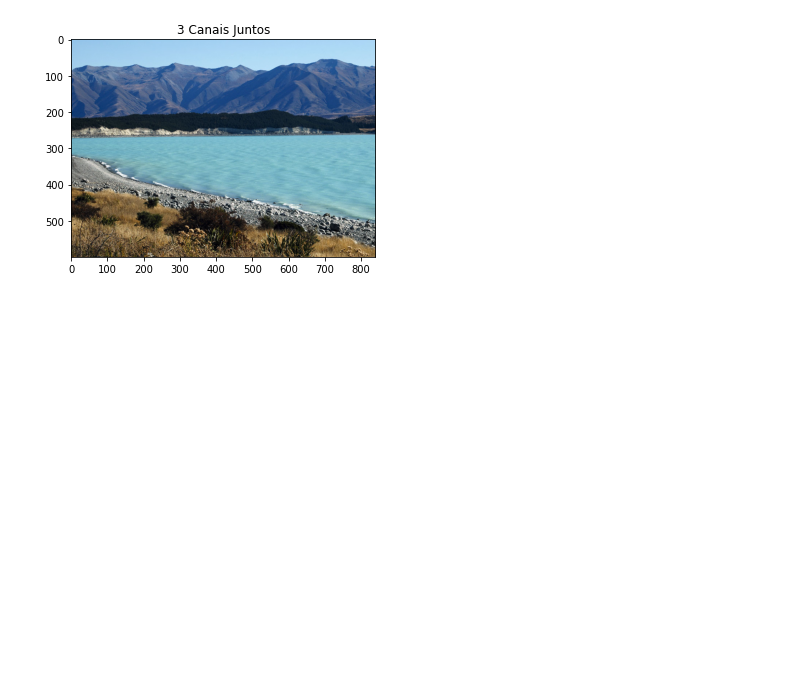
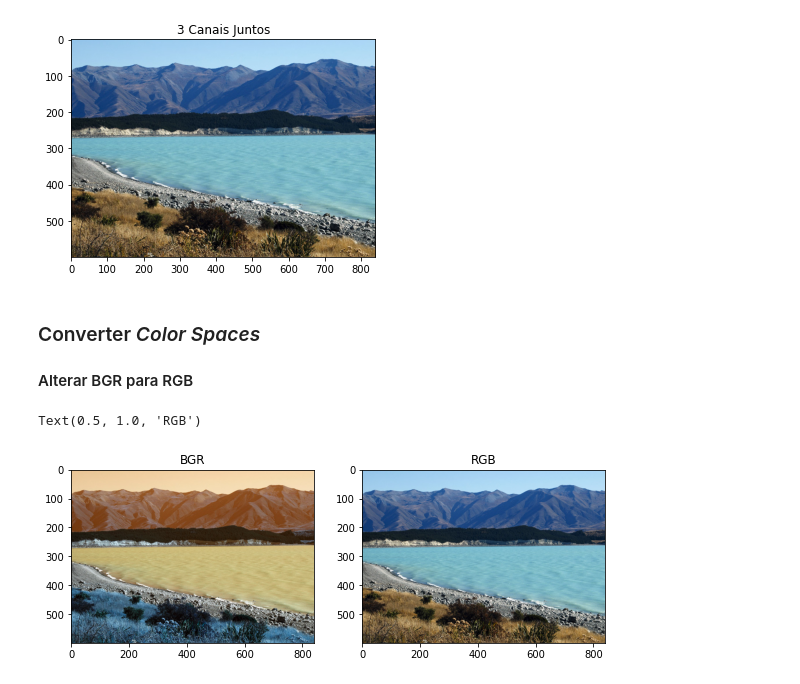
Before and after one commit to Rafawastaken/computer-vision-opencv, a Jupyter notebook: 1_getting_started.ipynb, the cells around one changed output. Cells and saved outputs as stored; diff of their text form; code cells hidden in the pictures; blank space fills up the shorter version.

```diff
--- a/1_getting_started.ipynb
+++ b/1_getting_started.ipynb
@@ -182,3 +182,16 @@ plt.title("3 Canais Juntos")
 # %% [output]
 Text(0.5, 1.0, '3 Canais Juntos')
 [figure]
+# %% [markdown]
+### Converter *Color Spaces*
+
+#### Alterar BGR para RGB
+# %%
+img_nz_rgb = cv.cvtColor(img_nz_bgr, cv.COLOR_BGR2RGB)
+
+plt.figure(figsize=[20, 5])
+plt.subplot(141);plt.imshow(img_nz_bgr, cmap="gray");plt.title('BGR')
+plt.subplot(142);plt.imshow(img_nz_rgb, cmap="gray");plt.title('RGB')
+# %% [output]
+Text(0.5, 1.0, 'RGB')
+[figure, added]
```
Also changed, not shown: parts of 3 cells of this notebook.
